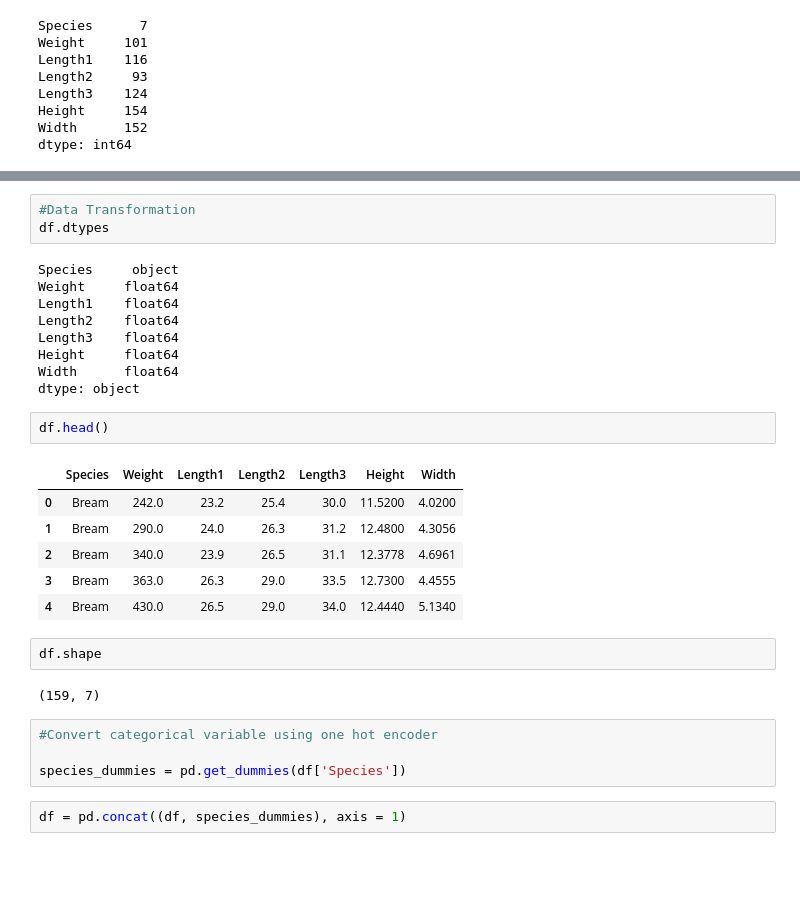
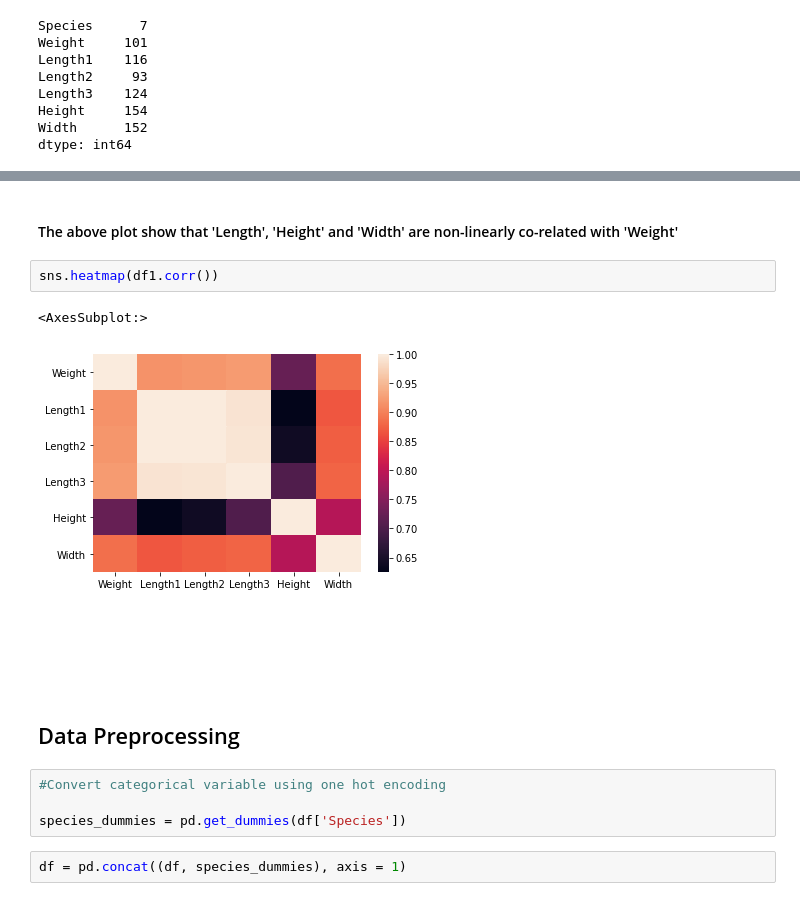
Before and after one commit to wnitesh/Fish-Prediction, a Jupyter notebook: Fish Market Analysis.ipynb, the cells around one changed output, grey strips where cells are left out. Saved outputs shown, nothing was run; the diff lists cells and outputs as text; blank space fills up the shorter version.

```diff
--- a/Fish Market Analysis.ipynb
+++ b/Fish Market Analysis.ipynb
@@ -69,30 +87,18 @@ for a in df1.columns:
-# %%
-#Data Transformation
-df.dtypes
-# %% [output]
-Species     object
-Weight     float64
-Length1    float64
-Length2    float64
-Length3    float64
-Height     float64
-Width      float64
-dtype: object
-# %%
-df.head()
-# %% [output]
-|  | Species | Weight | Length1 | Length2 | Length3 | Height | Width |
-| 0 | Bream | 242.0 | 23.2 | 25.4 | 30.0 | 11.5200 | 4.0200 |
-| 1 | Bream | 290.0 | 24.0 | 26.3 | 31.2 | 12.4800 | 4.3056 |
-| 2 | Bream | 340.0 | 23.9 | 26.5 | 31.1 | 12.3778 | 4.6961 |
-| 3 | Bream | 363.0 | 26.3 | 29.0 | 33.5 | 12.7300 | 4.4555 |
-| 4 | Bream | 430.0 | 26.5 | 29.0 | 34.0 | 12.4440 | 5.1340 |
-# %%
-df.shape
-# %% [output]
-(159, 7)
+# %% [markdown]
+#### The above plot show that 'Length', 'Height' and 'Width' are non-linearly co-related with 'Weight'
+# %%
+sns.heatmap(df1.corr())
+# %% [output]
+<AxesSubplot:>
+[figure, added]
+# %% [markdown]
+##
+# %% [markdown]
+##
+# %% [markdown]
+## Data Preprocessing
 # %%
-#Convert categorical variable using one hot encoder
+#Convert categorical variable using one hot encoding
 
 species_dummies = pd.get_dummies(df['Species'])
 # %%
```
Also changed, not shown: parts of 27 cells of this notebook, 1 other file.
